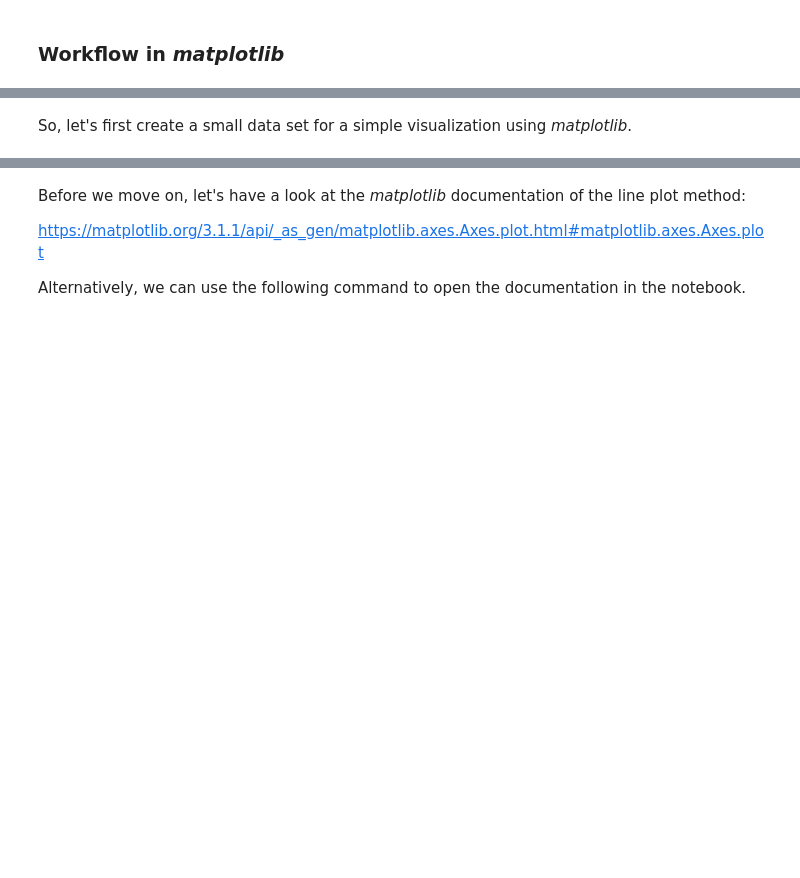
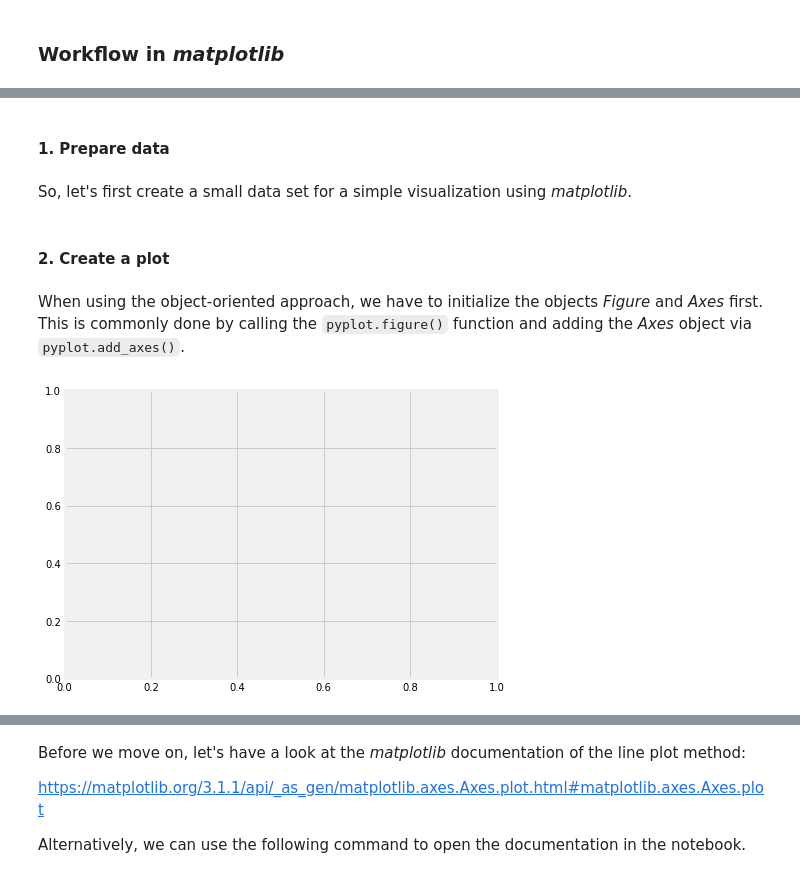
Before and after one commit to volkamerlab/ai_in_medicine, a Jupyter notebook: week1_session3_matplotlib.ipynb, the cells around one changed output, grey strips where cells are left out. Cells and saved outputs as stored; diff of their text form; code cells hidden in the pictures; blank space fills up the shorter version.

```diff
--- a/week1_session3_matplotlib.ipynb
+++ b/week1_session3_matplotlib.ipynb
@@ -187,8 +174,25 @@ Plotting in *matplotlib* follows a certain rountine which includes the following
 5. **Save plot**
 6. **Show plot**
+# %% [markdown]
+#### 1. Prepare data
 # %% [markdown]
 So, let's first create a small data set for a simple visualization using *matplotlib*.
 # %%
 # Generate data set (STEP 1)
 x = [1,2,3,4]
 y = [1,2,3,4]
+# %% [markdown]
+#### 2. Create a plot
+# %% [markdown]
+When using the object-oriented approach, we have to initialize the objects *Figure* and *Axes* first. This is commonly done by calling the `pyplot.figure()` function and adding the *Axes* object via `pyplot.add_axes()`.
+# %%
+### Step 1: Prepare data
+x = [1,2,3,4]
+y = [1,2,3,4]
+
+### Step 2: Create plot
+# Initialize `Figure` and `Axes` object
+fig = plt.figure()
+ax = fig.add_axes( [0, 0, 1, 1]) # [bottom, top, width, height]
+# %% [output]
+[figure, added]
```
Also changed, not shown: parts of 55 cells of this notebook, 1 other file.
